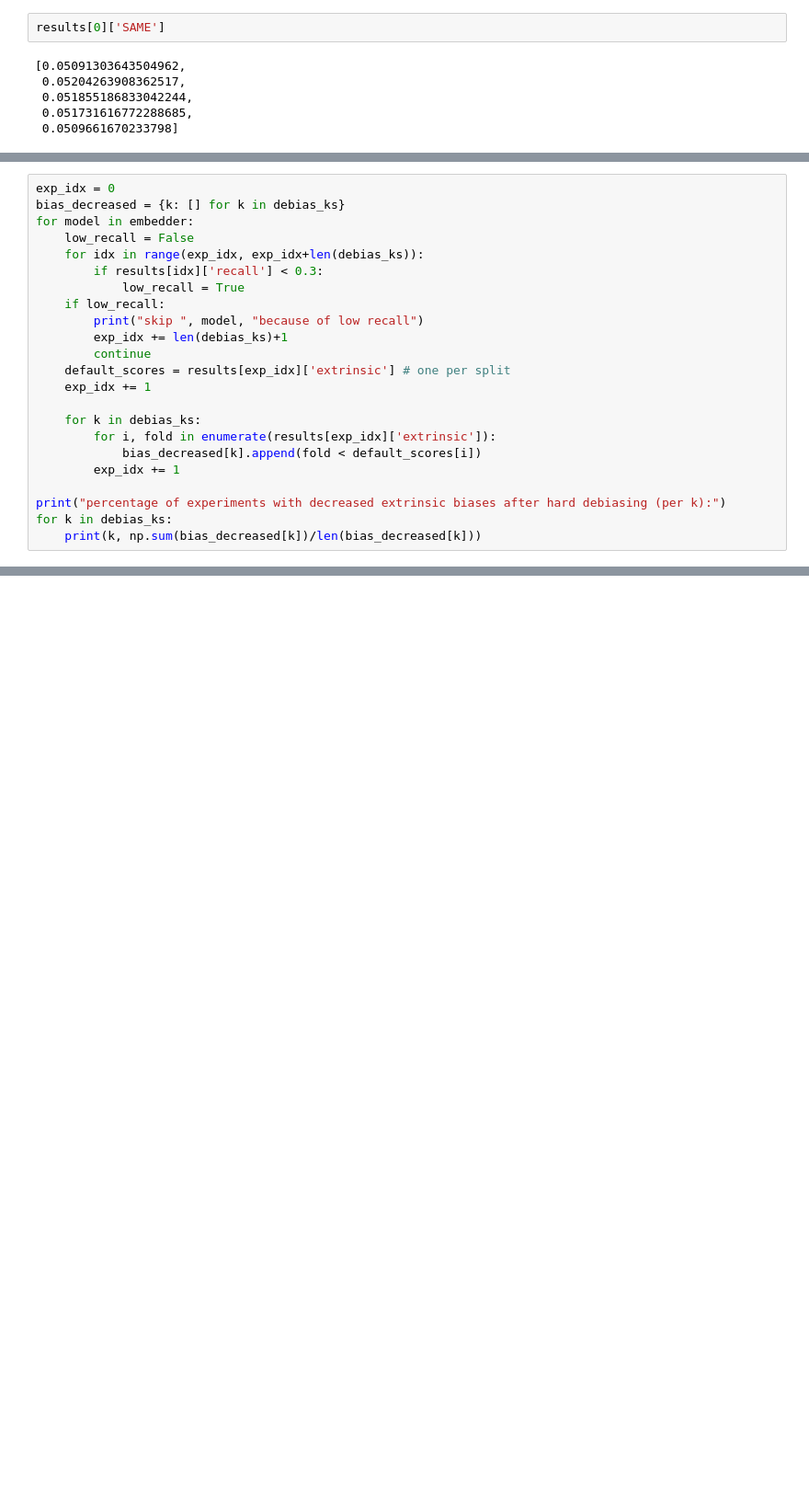
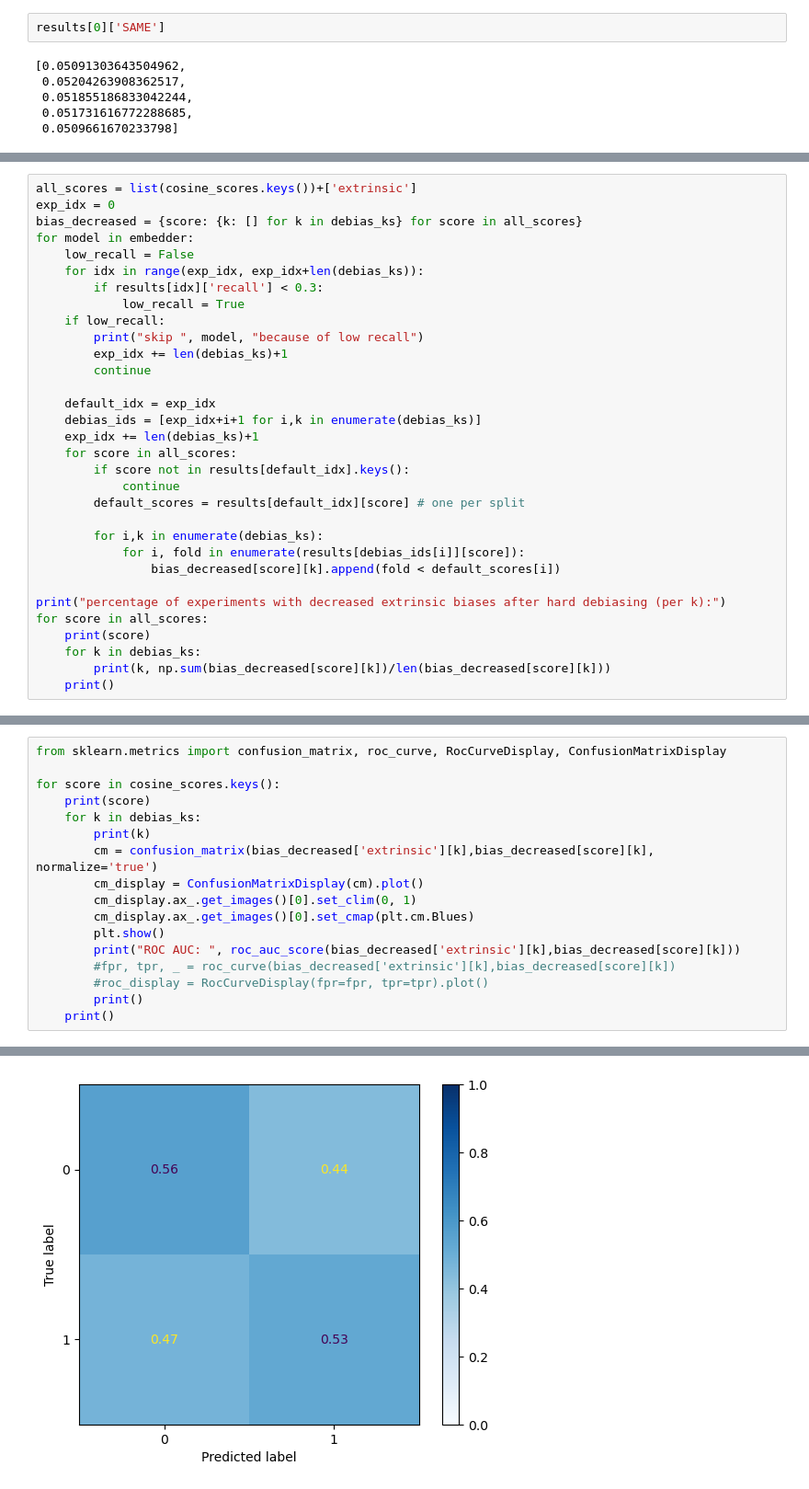
Before and after one commit to HammerLabML/PLMBiasMeasureBenchmark, a Jupyter notebook: bios.ipynb, the cells around one changed output, grey strips where cells are left out. Shown at 92% size. Cells and saved outputs as stored; diff of their text form; blank space fills up the shorter version.

```diff
--- a/bios.ipynb
+++ b/bios.ipynb
@@ -566,6 +372,7 @@ len(exp_parameters)
 # %%
+all_scores = list(cosine_scores.keys())+['extrinsic']
 exp_idx = 0
-bias_decreased = {k: [] for k in debias_ks}
+bias_decreased = {score: {k: [] for k in debias_ks} for score in all_scores}
 for model in embedder:
     low_recall = False
     for idx in range(exp_idx, exp_idx+len(debias_ks)):
@@ -575,15 +382,23 @@ for model in embedder:
         print("skip ", model, "because of low recall")
         exp_idx += len(debias_ks)+1
         continue
-    default_scores = results[exp_idx]['extrinsic'] # one per split
-    exp_idx += 1
 
-    for k in debias_ks:
-        for i, fold in enumerate(results[exp_idx]['extrinsic']):
-            bias_decreased[k].append(fold < default_scores[i])
-        exp_idx += 1
+    default_idx = exp_idx
+    debias_ids = [exp_idx+i+1 for i,k in enumerate(debias_ks)]
+    exp_idx += len(debias_ks)+1
+    for score in all_scores:
+        if score not in results[default_idx].keys():
+            continue
+        default_scores = results[default_idx][score] # one per split
+
+        for i,k in enumerate(debias_ks):
+            for i, fold in enumerate(results[debias_ids[i]][score]):
+                bias_decreased[score][k].append(fold < default_scores[i])
 
 print("percentage of experiments with decreased extrinsic biases after hard debiasing (per k):")
-for k in debias_ks:
-    print(k, np.sum(bias_decreased[k])/len(bias_decreased[k]))
+for score in all_scores:
+    print(score)
+    for k in debias_ks:
+        print(k, np.sum(bias_decreased[score][k])/len(bias_decreased[score][k]))
+    print()
 # %% [output]
@@ -604,0 +422,18 @@ percentage of experiments with decreased extrinsic biases after hard debiasing (
+# %%
+from sklearn.metrics import confusion_matrix, roc_curve, RocCurveDisplay, ConfusionMatrixDisplay
+
+for score in cosine_scores.keys():
+    print(score)
+    for k in debias_ks:
+        print(k)
+        cm = confusion_matrix(bias_decreased['extrinsic'][k],bias_decreased[score][k], normalize='true')
+        cm_display = ConfusionMatrixDisplay(cm).plot()
+        cm_display.ax_.get_images()[0].set_clim(0, 1)
+        cm_display.ax_.get_images()[0].set_cmap(plt.cm.Blues)
+        plt.show()
+        print("ROC AUC: ", roc_auc_score(bias_decreased['extrinsic'][k],bias_decreased[score][k]))
+        #fpr, tpr, _ = roc_curve(bias_decreased['extrinsic'][k],bias_decreased[score][k])
+        #roc_display = RocCurveDisplay(fpr=fpr, tpr=tpr).plot()
+        print()
+    print()
+# %% [output]
@@ -604,0 +442 @@ percentage of experiments with decreased extrinsic biases after hard debiasing (
+[figure, added]
```
Also changed, not shown: parts of 29 cells of this notebook, 5 other files.
